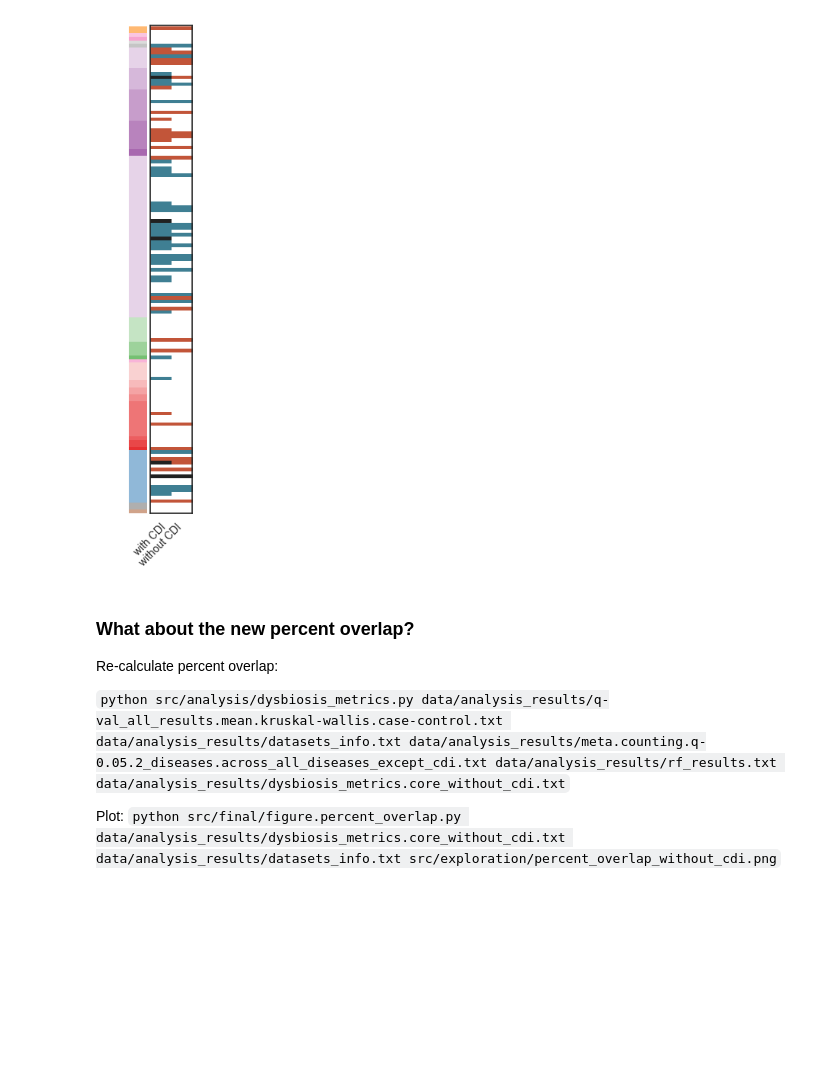
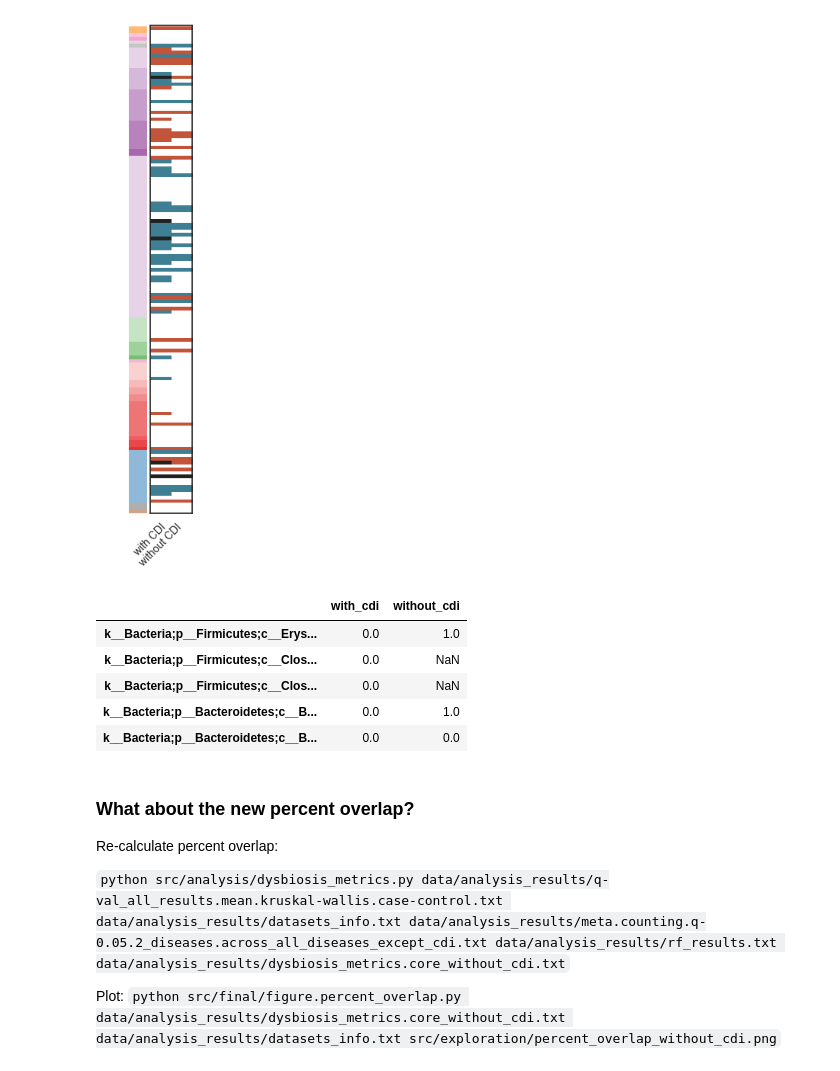
Before and after one commit to cduvallet/microbiomeHD, a Jupyter notebook: src/exploration/2017-06-21.reviewer_comments_info.ipynb, the cells around one changed output. Drawn from its saved outputs; the diff is of its cells as text; code cells hidden in the pictures; blank space fills up the shorter version.

```diff
--- a/src/exploration/2017-06-21.reviewer_comments_info.ipynb
+++ b/src/exploration/2017-06-21.reviewer_comments_info.ipynb
@@ -401,6 +412,15 @@ axM1.set_xticklabels(['with CDI', 'without CDI'], rotation=45)
 fig.savefig('core_bugs_with_and_without_diarrhea.png')
 # %% [output]
 [figure]
+# %%
+core_both.query('with_cdi == 0')
+# %% [output]
+|  | with_cdi | without_cdi |
+| k__Bacteria;p__Firmicutes;c__Erys... | 0.0 | 1.0 |
+| k__Bacteria;p__Firmicutes;c__Clos... | 0.0 | NaN |
+| k__Bacteria;p__Firmicutes;c__Clos... | 0.0 | NaN |
+| k__Bacteria;p__Bacteroidetes;c__B... | 0.0 | 1.0 |
+| k__Bacteria;p__Bacteroidetes;c__B... | 0.0 | 0.0 |
 # %% [markdown]
 ### What about the new percent overlap?
 
```
Also changed, not shown: parts of 1 cell of this notebook, 1 other file.
